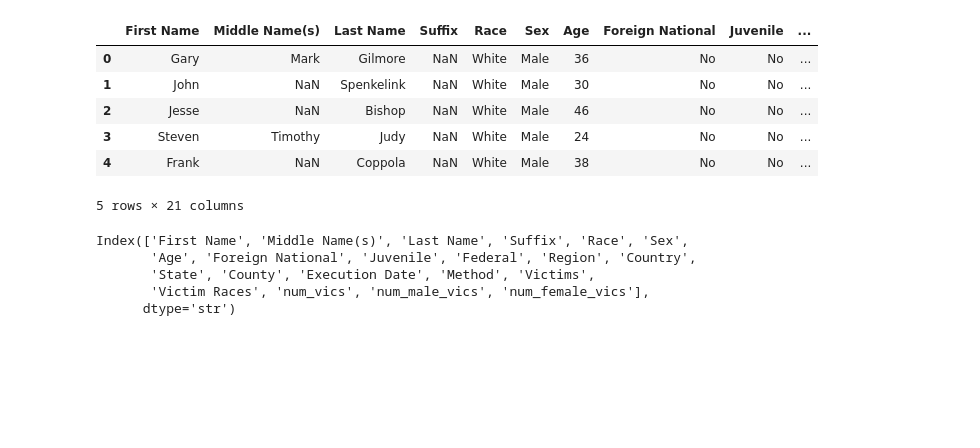
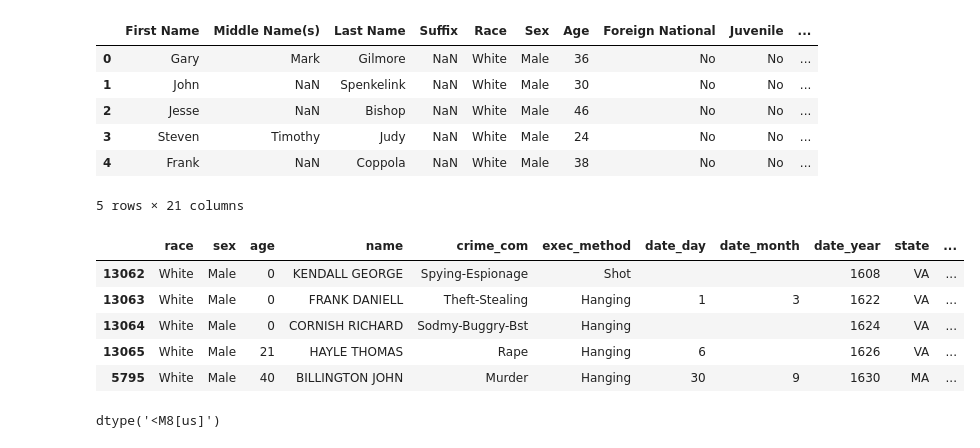
Before and after one commit to max-reevage/us-execution-trends-exploration, a Jupyter notebook: notebooks/execution_data_practice.ipynb, the cells around one changed output. Saved outputs shown, nothing was run; the diff lists cells and outputs as text; code cells hidden in the pictures; blank space fills up the shorter version.

```diff
--- a/notebooks/execution_data_practice.ipynb
+++ b/notebooks/execution_data_practice.ipynb
@@ -222,11 +222,3 @@ df_m.head()
 | 3 | Steven | Timothy | Judy | NaN | White | Male | 24 | No | No | ... |
 | 4 | Frank | NaN | Coppola | NaN | White | Male | 38 | No | No | ... |
 5 rows × 21 columns
-# %%
-df_m.columns.unique()
-# %% [output]
-Index(['First Name', 'Middle Name(s)', 'Last Name', 'Suffix', 'Race', 'Sex',
-       'Age', 'Foreign National', 'Juvenile', 'Federal', 'Region', 'Country',
-       'State', 'County', 'Execution Date', 'Method', 'Victims',
-       'Victim Races', 'num_vics', 'num_male_vics', 'num_female_vics'],
-      dtype='str')
@@ -232,0 +229,13 @@ Index(['First Name', 'Middle Name(s)', 'Last Name', 'Suffix', 'Race', 'Sex',
+# %%
+df_h.head()
+# %% [output]
+|  | race | sex | age | name | crime_com | exec_method | date_day | date_month | date_year | state | ... |
+| 13062 | White | Male | 0 | KENDALL GEORGE | Spying-Espionage | Shot |  |  | 1608 | VA | ... |
+| 13063 | White | Male | 0 | FRANK DANIELL | Theft-Stealing | Hanging | 1 | 3 | 1622 | VA | ... |
+| 13064 | White | Male | 0 | CORNISH RICHARD | Sodmy-Buggry-Bst | Hanging |  |  | 1624 | VA | ... |
+| 13065 | White | Male | 21 | HAYLE THOMAS | Rape | Hanging | 6 |  | 1626 | VA | ... |
+| 5795 | White | Male | 40 | BILLINGTON JOHN | Murder | Hanging | 30 | 9 | 1630 | MA | ... |
+# %%
+df_h['execution_date'].dtype
+# %% [output]
+dtype('<M8[us]')
```
Also changed, not shown: parts of 8 cells of this notebook, 1 other file.
